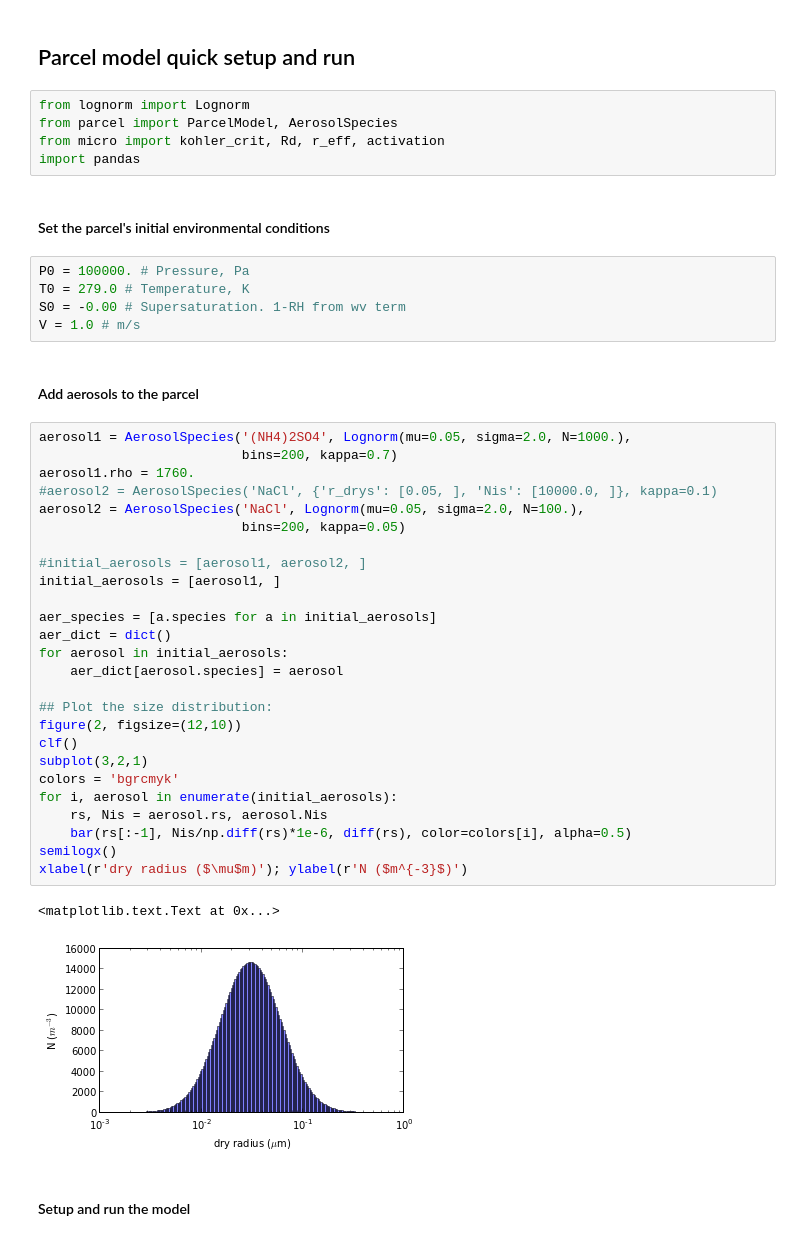
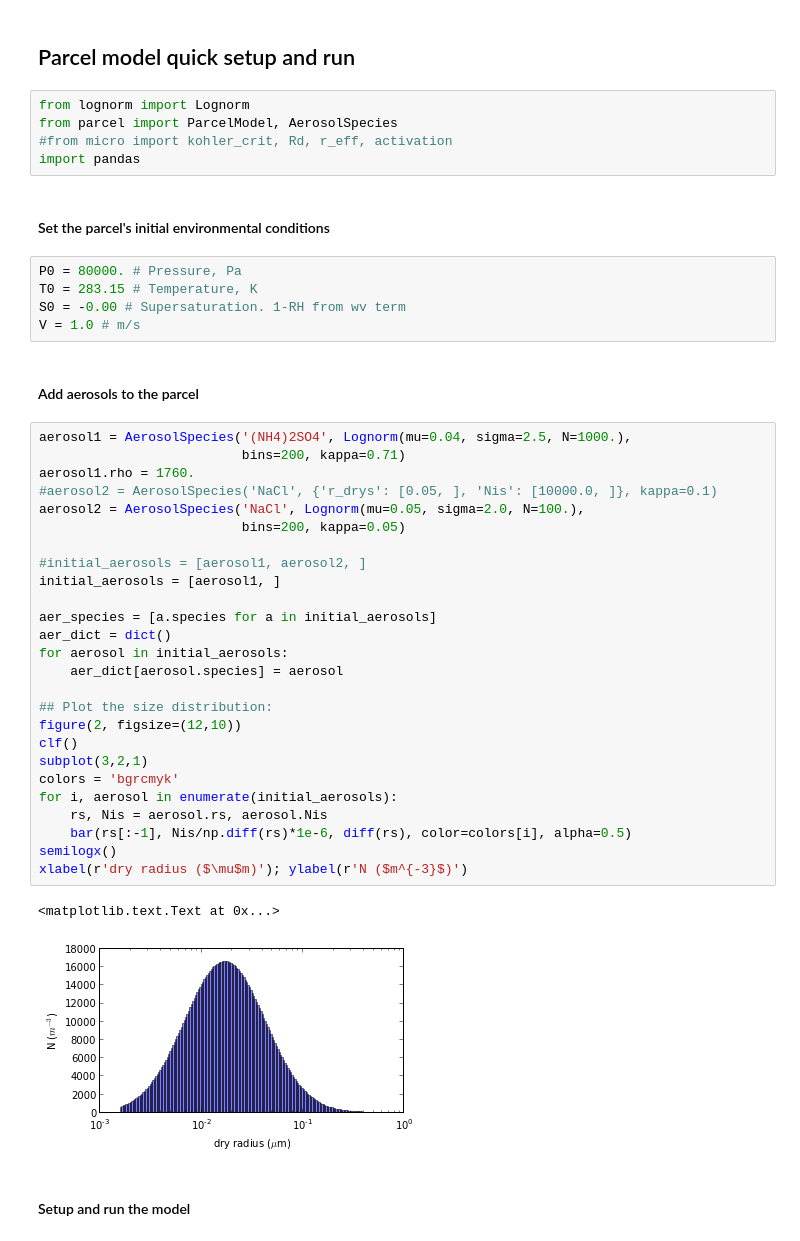
Before and after one commit to darothen/pyrcel, a Jupyter notebook: run_model.ipynb, the cells around one changed output. Saved outputs shown, nothing was run; the diff lists cells and outputs as text.

```diff
--- a/run_model.ipynb
+++ b/run_model.ipynb
@@ -3,46 +3,46 @@
 # %%
 from lognorm import Lognorm
 from parcel import ParcelModel, AerosolSpecies
-from micro import kohler_crit, Rd, r_eff, activation
+#from micro import kohler_crit, Rd, r_eff, activation
 import pandas
 # %% [markdown]
 #### Set the parcel's initial environmental conditions
 # %%
-P0 = 100000. # Pressure, Pa
-T0 = 279.0 # Temperature, K
+P0 = 80000. # Pressure, Pa
+T0 = 283.15 # Temperature, K
 S0 = -0.00 # Supersaturation. 1-RH from wv term
 V = 1.0 # m/s
 # %% [markdown]
 #### Add aerosols to the parcel
 # %%
-aerosol1 = AerosolSpecies('(NH4)2SO4', Lognorm(mu=0.05, sigma=2.0, N=1000.),
-                          bins=200, kappa=0.7)
+aerosol1 = AerosolSpecies('(NH4)2SO4', Lognorm(mu=0.04, sigma=2.5, N=1000.),
+                          bins=200, kappa=0.71)
 aerosol1.rho = 1760.
 #aerosol2 = AerosolSpecies('NaCl', {'r_drys': [0.05, ], 'Nis': [10000.0, ]}, kappa=0.1)
 aerosol2 = AerosolSpecies('NaCl', Lognorm(mu=0.05, sigma=2.0, N=100.),
                           bins=200, kappa=0.05)
 
 #initial_aerosols = [aerosol1, aerosol2, ]
 initial_aerosols = [aerosol1, ]
 
 aer_species = [a.species for a in initial_aerosols]
 aer_dict = dict()
 for aerosol in initial_aerosols:
     aer_dict[aerosol.species] = aerosol
 
 ## Plot the size distribution:
 figure(2, figsize=(12,10))
 clf()
 subplot(3,2,1)
 colors = 'bgrcmyk'
 for i, aerosol in enumerate(initial_aerosols):
     rs, Nis = aerosol.rs, aerosol.Nis
     bar(rs[:-1], Nis/np.diff(rs)*1e-6, diff(rs), color=colors[i], alpha=0.5)
 semilogx()
 xlabel(r'dry radius ($\mu$m)'); ylabel(r'N ($m^{-3}$)')
 # %% [output]
 <matplotlib.text.Text at 0x...>
-[figure, old version]
+[figure, new version]
 # %% [markdown]
 #### Setup and run the model
 # %%
```
Also changed, not shown: parts of 1 cell of this notebook, 5 other files.
